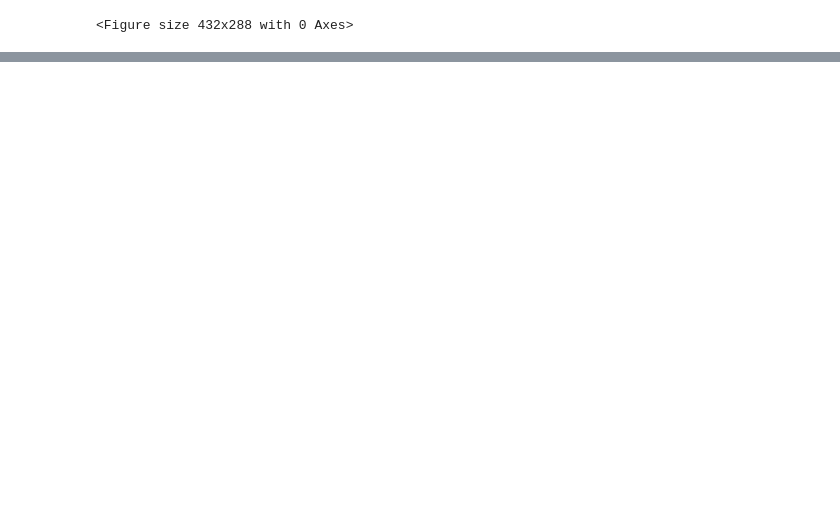
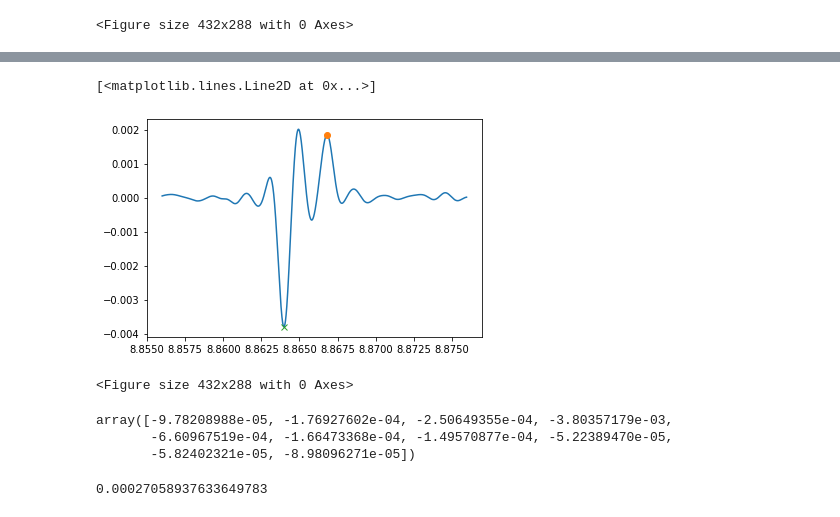
Before and after one commit to muscaglar/DNA, a Jupyter notebook: DNA_readIn_PreProcess.ipynb, the cells around one changed output, grey strips where cells are left out. Drawn from its saved outputs; the diff is of its cells as text; code cells hidden in the pictures; blank space fills up the shorter version.

```diff
--- a/DNA_readIn_PreProcess.ipynb
+++ b/DNA_readIn_PreProcess.ipynb
@@ -90,4 +90,21 @@ def butter_lowpass_filter(data, cutoff, fs, order=5):
     b, a = butter_lowpass(cutoff, fs, order=order)
     y = signal.lfilter(b, a, data)
     return y
+# %%
+######### I/O
+file = []
+date = '120517'
+myTopFolder = "/Volumes/Seagate Backup Plus Drive/ExperimentData/Data/"+date+"/" #Data_Axopatch/"+date+"/"
+
+########## Find all file suffix
+os.chdir(myTopFolder)
+for root, dirs, files in os.walk(myTopFolder, topdown=True):
+    for name in dirs:
+        nameSplit = name.split('_')
+        if(nameSplit[0] != 'Frame'):
+            if(len(name.split(date+'_'))>1):
+                file.append(name.split(date+'_')[1])
+#########################
+alreadyConverted = False
+#######################################
 # %%
@@ -308,6 +349,7 @@ UnboundLocalError: local variable 'outputTDMS' referenced before assignment
 ####### Combine all 'goodpeaks' into a plot
 
 goodPeaksPath = ('/Users/Mus/Downloads/DNA/'+date+'/goodPeaks/')
+constrain = False
 
 os.chdir(goodPeaksPath)
 for file in sorted(glob.glob("*.npy")):
@@ -320,16 +362,19 @@ for file in sorted(glob.glob("*.npy")):
 
     depthDur = pd.DataFrame(list(depths),columns =['depth', 'duration','ecd'])
 
-    depthDur = depthDur[depthDur.depth<600]
-    #depthDur = depthDur[depthDur.depth>100]
-    #depthDur = depthDur[depthDur.duration>0.5]
-    depthDur = depthDur[depthDur.duration<15]
+    if(constrain==True):
+        depthDur = depthDur[depthDur.depth<600]
+        depthDur = depthDur[depthDur.depth>80]
+        depthDur = depthDur[depthDur.duration>0.5]
+        depthDur = depthDur[depthDur.duration<6]
+        depthDur = depthDur[depthDur.ecd>15]
+        depthDur = depthDur[depthDur.ecd<200]
 
     plt.plot(depthDur.duration,-depthDur.depth,'x')
     plt.savefig(goodPeaksPath+file+'_Plot.png')
     plt.clf()
 
-    plt.hist(depthDur.ecd)
+    plt.hist(depthDur.ecd,bins=50,log=True)
     plt.savefig(goodPeaksPath+file+'_Hist.png')
     plt.clf()
 
@@ -506,0 +796,13 @@ plt.show()
+# %%
+plt.plot(peak_x,gradY)
+plt.plot(peak_x[mPeakPos],gradY[mPeakPos],'o')
+plt.plot(peak_x[mPeakNeg],gradY[mPeakNeg],'x')
+# %% [output]
+[<matplotlib.lines.Line2D at 0x...>]
+[figure, added]
+# %%
+plt.plot(peak_x,gradY)
+plt.savefig(myLocalDataFolder+'goodPeaks_12_3.png')
+plt.clf()
+# %% [output]
+<Figure size 432x288 with 0 Axes>
@@ -506,0 +821,10 @@ plt.show()
+# %%
+gradY[peaksNeg]
+# %% [output]
+array([-9.78208988e-05, -1.76927602e-04, -2.50649355e-04, -3.80357179e-03,
+       -6.60967519e-04, -1.66473368e-04, -1.49570877e-04, -5.22389470e-05,
+       -5.82402321e-05, -8.98096271e-05])
+# %%
+abs(np.mean(gradY)*100)
+# %% [output]
+0.00027058937633649783
```
Also changed, not shown: parts of 9 cells of this notebook, 1 other file.
